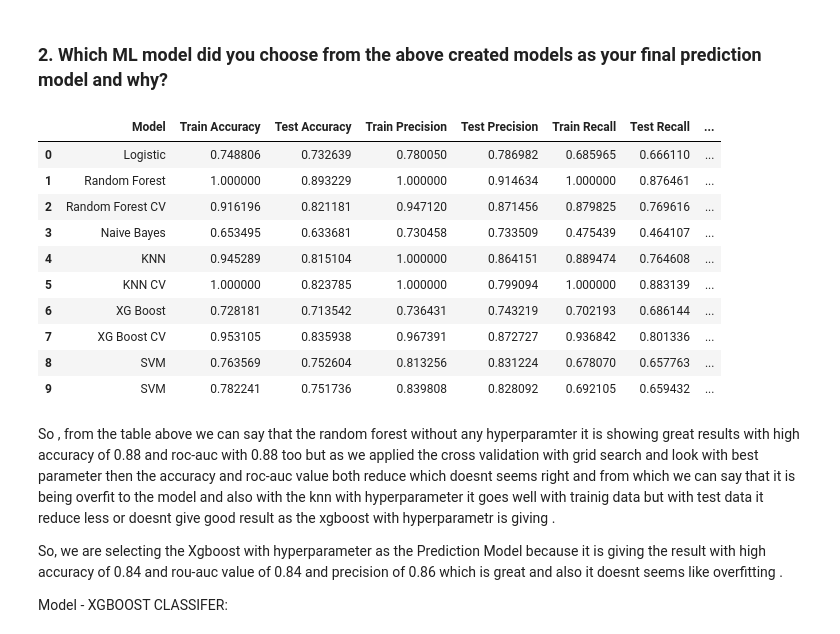
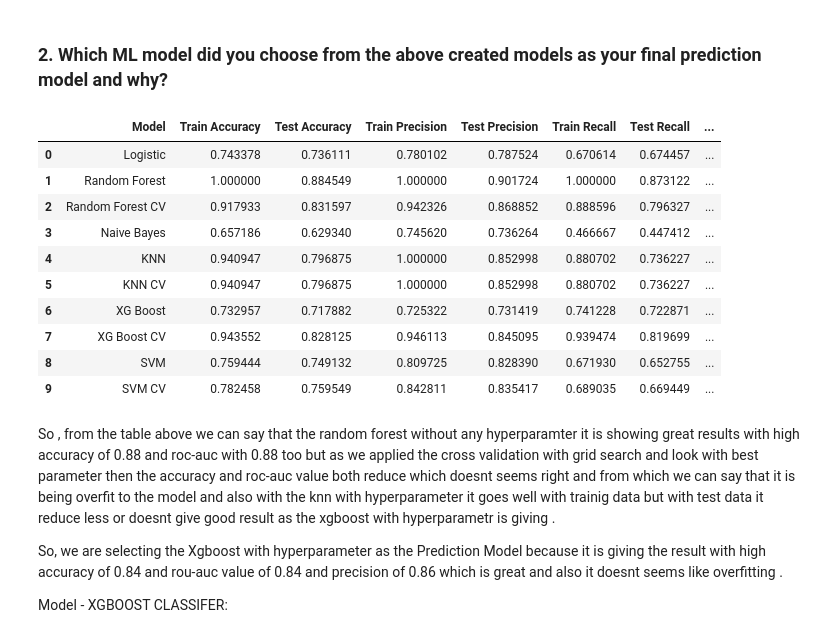
Before and after one commit to Sridharpadhy/Cardiovascular-Risk-Prediction, a Jupyter notebook: Sridhar_ML_Classification_Capstone_Project_Cardiovascular_Risk_Prediction_.ipynb, the cells around one changed output. Saved outputs shown, nothing was run; the diff lists cells and outputs as text; code cells hidden in the pictures.

```diff
--- a/Sridhar_ML_Classification_Capstone_Project_Cardiovascular_Risk_Prediction_.ipynb
+++ b/Sridhar_ML_Classification_Capstone_Project_Cardiovascular_Risk_Prediction_.ipynb
@@ -1698,37 +1722,37 @@ In medical industry specificity and sensitivity or ROC-AUC score which shows the
 # %%
 emetrics_df = pd.DataFrame(columns=['Model', 'Train Accuracy', 'Test Accuracy','Train Precision', 'Test Precision', 'Train Recall', 'Test Recall',
                                     'Train ROC-AUC Score', 'Test ROC-AUC Score'])
 
 evaluation_df_lgr['Model'] = "Logistic"
 evaluation_df_nb['Model'] = "Naive Bayes"
 evaluation_df_rfc['Model'] = "Random Forest"
 evaluation_df_rfc_cv['Model'] = "Random Forest CV "
 evaluation_df_xgb['Model'] = "XG Boost"
 evaluation_df_cv_xgb['Model'] = "XG Boost CV"
 evaluation_df_knn['Model'] = "KNN"
 evaluation_df_cv_knn['Model'] = "KNN CV "
 evaluation_df_svc['Model'] = "SVM"
-evaluation_df_cv_svc['Model'] = "SVM"
+evaluation_df_cv_svc['Model'] = "SVM CV"
 
 models_dicts = [evaluation_df_lgr, evaluation_df_rfc, evaluation_df_rfc_cv ,evaluation_df_nb ,evaluation_df_knn,evaluation_df_cv_knn,evaluation_df_xgb,
                 evaluation_df_cv_xgb,evaluation_df_svc,evaluation_df_cv_svc]
 
 for m in models_dicts:
   emetrics_df = emetrics_df.append(m, ignore_index = True)
 
 emetrics_df
 # %% [output]
 |  | Model | Train Accuracy | Test Accuracy | Train Precision | Test Precision | Train Recall | Test Recall | ... |
-| 0 | Logistic | 0.748806 | 0.732639 | 0.780050 | 0.786982 | 0.685965 | 0.666110 | ... |
-| 1 | Random Forest | 1.000000 | 0.893229 | 1.000000 | 0.914634 | 1.000000 | 0.876461 | ... |
-| 2 | Random Forest CV | 0.916196 | 0.821181 | 0.947120 | 0.871456 | 0.879825 | 0.769616 | ... |
-| 3 | Naive Bayes | 0.653495 | 0.633681 | 0.730458 | 0.733509 | 0.475439 | 0.464107 | ... |
-| 4 | KNN | 0.945289 | 0.815104 | 1.000000 | 0.864151 | 0.889474 | 0.764608 | ... |
-| 5 | KNN CV | 1.000000 | 0.823785 | 1.000000 | 0.799094 | 1.000000 | 0.883139 | ... |
-| 6 | XG Boost | 0.728181 | 0.713542 | 0.736431 | 0.743219 | 0.702193 | 0.686144 | ... |
-| 7 | XG Boost CV | 0.953105 | 0.835938 | 0.967391 | 0.872727 | 0.936842 | 0.801336 | ... |
-| 8 | SVM | 0.763569 | 0.752604 | 0.813256 | 0.831224 | 0.678070 | 0.657763 | ... |
-| 9 | SVM | 0.782241 | 0.751736 | 0.839808 | 0.828092 | 0.692105 | 0.659432 | ... |
+| 0 | Logistic | 0.743378 | 0.736111 | 0.780102 | 0.787524 | 0.670614 | 0.674457 | ... |
+| 1 | Random Forest | 1.000000 | 0.884549 | 1.000000 | 0.901724 | 1.000000 | 0.873122 | ... |
+| 2 | Random Forest CV | 0.917933 | 0.831597 | 0.942326 | 0.868852 | 0.888596 | 0.796327 | ... |
+| 3 | Naive Bayes | 0.657186 | 0.629340 | 0.745620 | 0.736264 | 0.466667 | 0.447412 | ... |
+| 4 | KNN | 0.940947 | 0.796875 | 1.000000 | 0.852998 | 0.880702 | 0.736227 | ... |
+| 5 | KNN CV | 0.940947 | 0.796875 | 1.000000 | 0.852998 | 0.880702 | 0.736227 | ... |
+| 6 | XG Boost | 0.732957 | 0.717882 | 0.725322 | 0.731419 | 0.741228 | 0.722871 | ... |
+| 7 | XG Boost CV | 0.943552 | 0.828125 | 0.946113 | 0.845095 | 0.939474 | 0.819699 | ... |
+| 8 | SVM | 0.759444 | 0.749132 | 0.809725 | 0.828390 | 0.671930 | 0.652755 | ... |
+| 9 | SVM CV | 0.782458 | 0.759549 | 0.842811 | 0.835417 | 0.689035 | 0.669449 | ... |
 # %% [markdown]
 So , from the table above we can say that the random forest without any hyperparamter it is showing great results with high accuracy of 0.88 and roc-auc with 0.88 too but as we applied the cross validation with grid search and look with best parameter then the accuracy and roc-auc value both reduce which doesnt seems right and from which we can say that it is being overfit to the model and also with the knn with hyperparameter it goes well with trainig data but with test data it reduce less or doesnt give good result as the xgboost with hyperparametr is giving .
 
```
Also changed, not shown: parts of 35 cells of this notebook.
